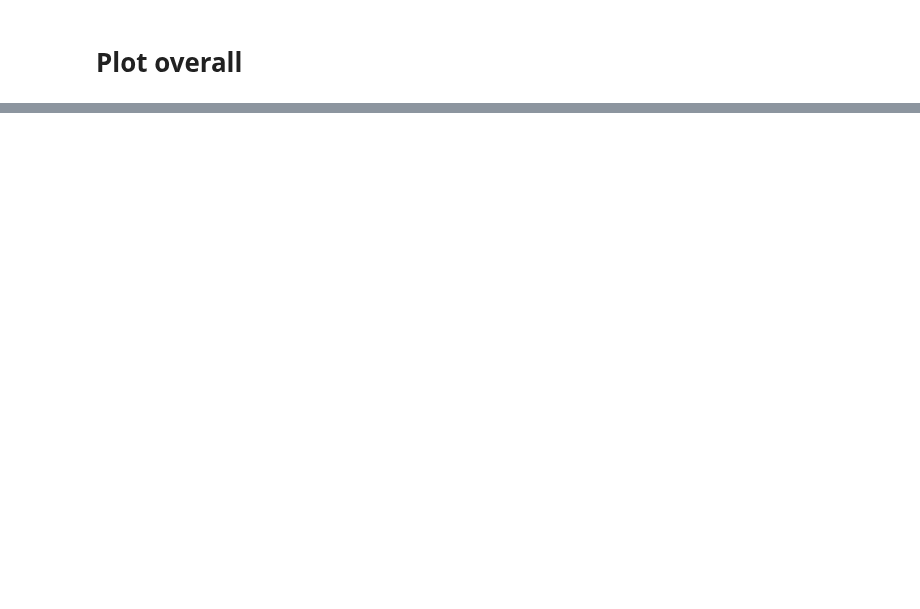
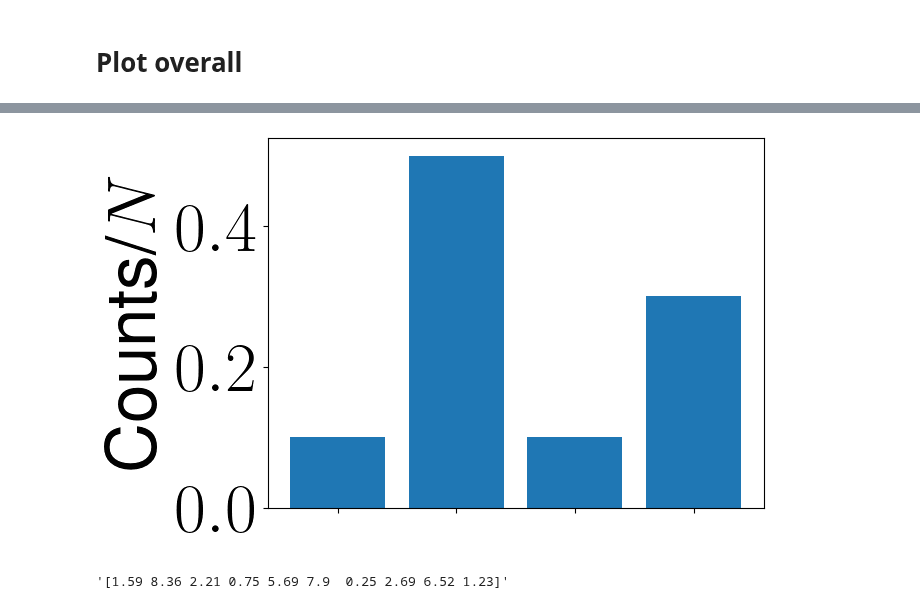
Before and after one commit to giovannicemin/master_thesis, a Jupyter notebook: project_p/exact_L.ipynb, the cells around one changed output, grey strips where cells are left out. Saved outputs shown, nothing was run; the diff lists cells and outputs as text; code cells hidden in the pictures; blank space fills up the shorter version.

```diff
--- a/project_p/exact_L.ipynb
+++ b/project_p/exact_L.ipynb
@@ -22,6 +22,11 @@ from sfw.optimizers import Adam
 from ml.core import train
 from ml.utils import calculate_error
 
+plt.rcParams.update({
+    "text.usetex": True,
+    "font.family": "Helvetica"
+})
+
 %load_ext autoreload
 %autoreload 2
 # %%
@@ -570,0 +578,11 @@ plt.show()
+# %%
+prms = {'model': 1,
+        'V': 0.5,
+        'gamma' : 0.01,
+        'kappa' : 0.05,
+        'T': 10,
+        'T_test':20,
+        'num_traj': 30,
+        'N' : 10,       # number of samples for each time and i.c.
+        'M' : 10        # number of times for each i.c.
+       }
@@ -570,0 +701,24 @@ plt.show()
+# %%
+# plot the histogram
+fig, ax = plt.subplots()
+
+data = np.array([1, 5, 1, 3]) / prms['N']
+
+ax.bar([1,2,3,4], data, align='center', width=0.8)
+#ax.set_xlabel('Value', fontsize=30)
+ax.set_ylabel(r'Counts/$N$', fontsize=50)
+
+ax.set_xticks([1,2,3,4])
+ax.set_xticklabels([])
+ax.set_yticks([0,0.2,0.4])
+
+ax.tick_params(axis='x', labelsize=50)
+ax.tick_params(axis='y', labelsize=50)
+
+fig.savefig('./plots/example_bar.pdf', dpi=150, bbox_inches='tight')
+# %% [output]
+[figure, added]
+# %%
+str(indeces*0.01)
+# %% [output]
+'[1.59 8.36 2.21 0.75 5.69 7.9  0.25 2.69 6.52 1.23]'
```
Also changed, not shown: parts of 28 cells of this notebook, 19 other files.
